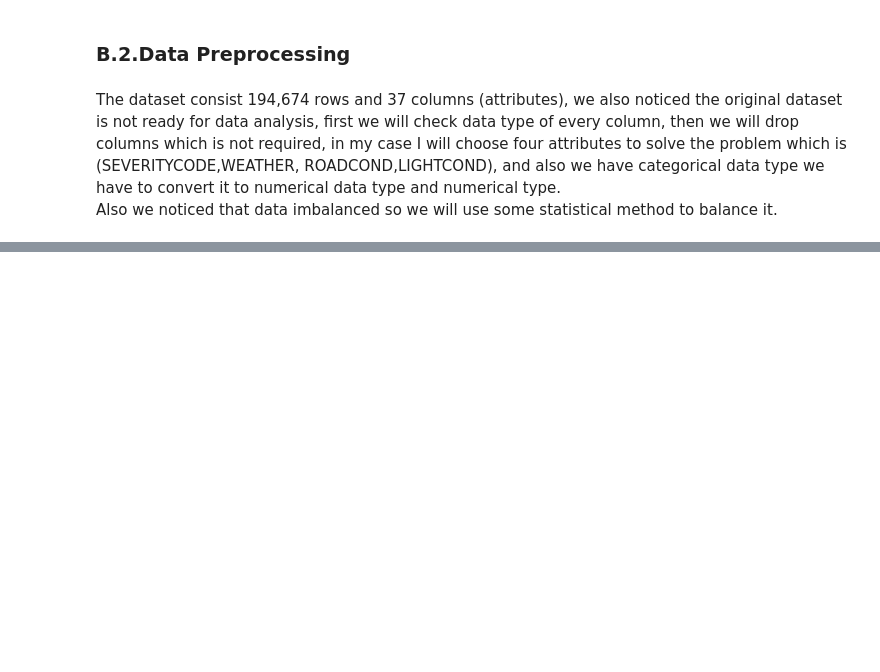
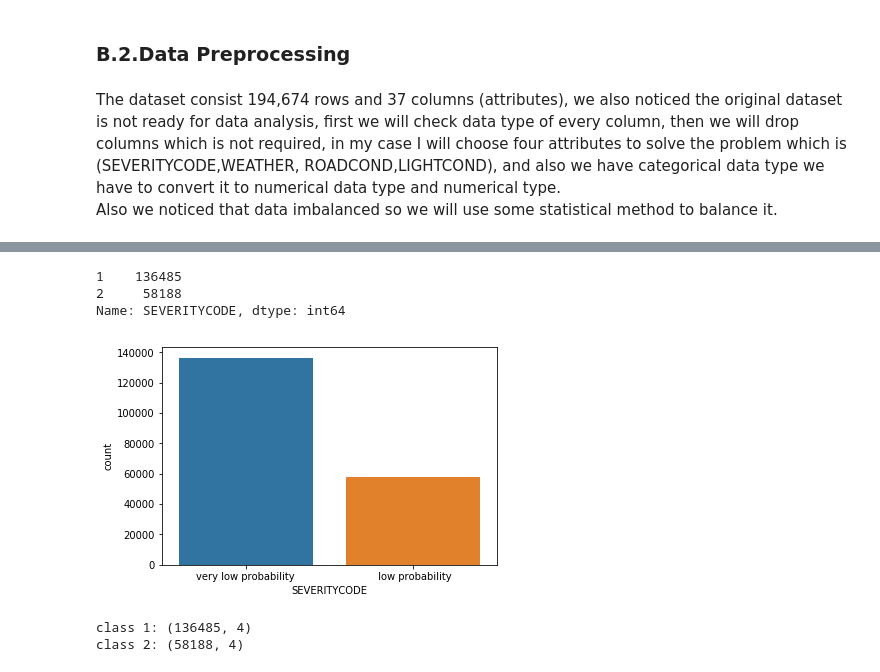
Before and after one commit to ahmadmana3/collision, a Jupyter notebook: collision.ipynb, the cells around one changed output, grey strips where cells are left out. Saved outputs shown, nothing was run; the diff lists cells and outputs as text; code cells hidden in the pictures; blank space fills up the shorter version.

```diff
--- a/collision.ipynb
+++ b/collision.ipynb
@@ -34,0 +50,2 @@ Also we noticed that data imbalanced so we will use some statistical method to b
+# %%
+df_collision=pd.read_csv('https://s3.us.cloud-object-storage.appdomain.cloud/cf-courses-data/CognitiveClass/DP0701EN/version-2/Data-Collisions.csv')
@@ -34,0 +62,2 @@ Also we noticed that data imbalanced so we will use some statistical method to b
+# %%
+df=df_collision[['SEVERITYCODE','ROADCOND','LIGHTCOND','WEATHER']]
@@ -34,0 +73,23 @@ Also we noticed that data imbalanced so we will use some statistical method to b
+# %%
+df['SEVERITYCODE'].value_counts()
+# %% [output]
+1    136485
+2     58188
+Name: SEVERITYCODE, dtype: int64
+# %%
+import matplotlib.pyplot as plt
+import seaborn as sns
+g = sns.countplot(df['SEVERITYCODE'])
+g.set_xticklabels(['very low probability',' low probability'])
+plt.show()
+# %% [output]
+[figure, added]
+# %%
+class_count_1, class_count_2 = df['SEVERITYCODE'].value_counts()
+class_1 = df[df['SEVERITYCODE'] == 1]
+class_2 = df[df['SEVERITYCODE'] == 2]# print the shape of the class
+print('class 1:', class_1.shape)
+print('class 2:', class_2.shape)
+# %% [output]
+class 1: (136485, 4)
+class 2: (58188, 4)
```
Also changed, not shown: parts of 19 cells of this notebook.
